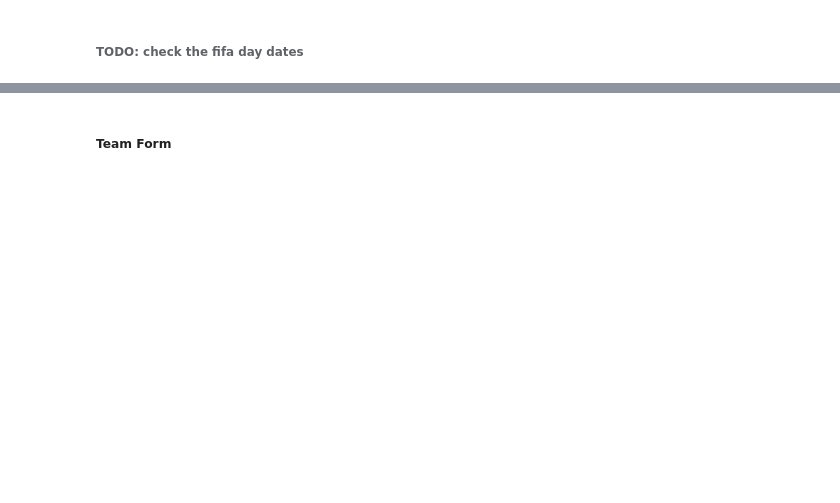
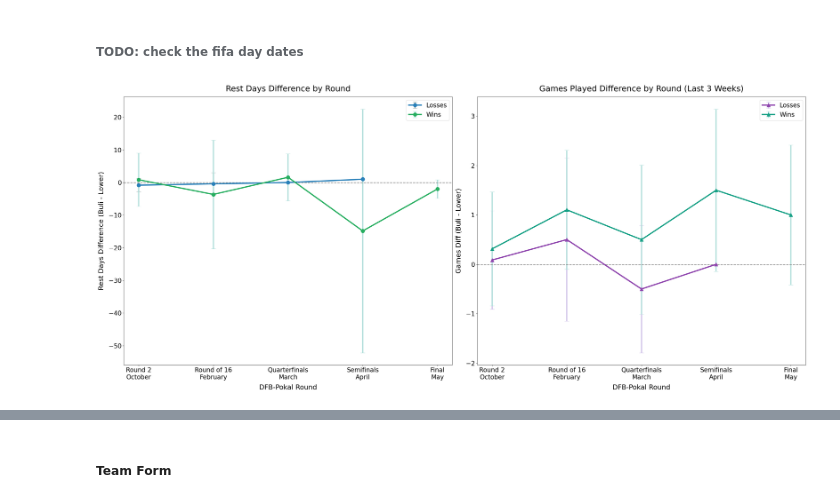
Before and after one commit to armin2080/DFB-Cup, a Jupyter notebook: notebook.ipynb, the cells around one changed output, grey strips where cells are left out. Cells and saved outputs as stored; diff of their text form; code cells hidden in the pictures; blank space fills up the shorter version.

Commit message:
Rest day diff analysis

```diff
--- a/notebook.ipynb
+++ b/notebook.ipynb
@@ -1200,0 +1139,68 @@ print(f'T-statistic: {t_statistic}, P-value: {p_value}')
+# %%
+# Group by round and calculate mean and std
+buli_loss_rest_days_stats = buli_loss_df.groupby('round')['rest_days_diff'].agg(['mean', 'std']).reset_index()
+buli_loss_games_last_week_stats = buli_loss_df.groupby('round')['games_last_week_diff'].agg(['mean', 'std']).reset_index()
+buli_loss_games_last_2weeks_stats = buli_loss_df.groupby('round')['games_last_2weeks_diff'].agg(['mean', 'std']).reset_index()
+buli_loss_games_last_3weeks_stats = buli_loss_df.groupby('round')['games_last_3weeks_diff'].agg(['mean', 'std']).reset_index()
+
+buli_win_rest_days_stats = buli_win_df.groupby('round')['rest_days_diff'].agg(['mean', 'std']).reset_index()
+buli_win_games_last_week_stats = buli_win_df.groupby('round')['games_last_week_diff'].agg(['mean', 'std']).reset_index()
+buli_win_games_last_2weeks_stats = buli_win_df.groupby('round')['games_last_2weeks_diff'].agg(['mean', 'std']).reset_index()
+buli_win_games_last_3weeks_stats = buli_win_df.groupby('round')['games_last_3weeks_diff'].agg(['mean', 'std']).reset_index()
+
+# Define months_win from round_month_modes if not already defined
+if 'months_win' not in locals():
+    months_win = round_month_modes.set_index('round')['mode_months']
+
+# Define xtick_labels_win and xticks_win for rounds 2–6 only
+xticks_win = months_win.index[1:]  # rounds 2–6
+xtick_labels_win = [f"{dict({2: 'Round 2', 3: 'Round of 16', 4: 'Quarterfinals', 5: 'Semifinals', 6: 'Final'}).get(rnd, rnd)}\n{month}" for rnd, month in months_win[1:].items()]
+
+plt.figure(figsize=(32, 14))
+
+# Set font sizes
+label_fontsize = 22
+title_fontsize = 26
+tick_fontsize = 20
+legend_fontsize = 20
+
+# Rest Days Difference by Round (Losses)
+plt.subplot(1, 2, 1)
+plt.errorbar(
+    buli_loss_rest_days_stats[1:]['round'], buli_loss_rest_days_stats[1:]['mean'], yerr=buli_loss_rest_days_stats[1:]['std'],
+    fmt='-o', capsize=7, color='#2980b9', ecolor='#95a5a6', label='Losses', markersize=12, linewidth=4
+)
+plt.errorbar(
+    buli_win_rest_days_stats[1:]['round'], buli_win_rest_days_stats[1:]['mean'], yerr=buli_win_rest_days_stats[1:]['std'],
+    fmt='-o', capsize=7, color='#27ae60', ecolor='#b2dfdb', label='Wins', markersize=12, linewidth=4
+)
+plt.axhline(0, color='gray', linestyle='--', linewidth=2)
+plt.xlabel('DFB-Pokal Round', fontsize=label_fontsize, labelpad=12)
+plt.ylabel('Rest Days Difference (Buli - Lower)', fontsize=label_fontsize, labelpad=12)
+plt.title('Rest Days Difference by Round', fontsize=title_fontsize, pad=18)
+plt.xticks(xticks_win, xtick_labels_win, fontsize=tick_fontsize)
+plt.yticks(fontsize=tick_fontsize)
+plt.legend(fontsize=legend_fontsize, loc='best')
+
+# Games Played Difference by Round (Last 3 Weeks)
+plt.subplot(1, 2, 2)
+plt.errorbar(
+    buli_loss_games_last_3weeks_stats[1:]['round'], buli_loss_games_last_3weeks_stats[1:]['mean'], yerr=buli_loss_games_last_3weeks_stats[1:]['std'],
+    fmt='-^', capsize=7, color='#8e44ad', ecolor='#d1c4e9', label='Losses', markersize=12, linewidth=4
+)
+plt.errorbar(
+    buli_win_games_last_3weeks_stats[1:]['round'], buli_win_games_last_3weeks_stats[1:]['mean'], yerr=buli_win_games_last_3weeks_stats[1:]['std'],
+    fmt='-^', capsize=7, color='#16a085', ecolor='#b2dfdb', label='Wins', markersize=12, linewidth=4
+)
+plt.axhline(0, color='gray', linestyle='--', linewidth=2)
+plt.xlabel('DFB-Pokal Round', fontsize=label_fontsize, labelpad=12)
+plt.ylabel('Games Diff (Buli - Lower)', fontsize=label_fontsize, labelpad=12)
+plt.title('Games Played Difference by Round (Last 3 Weeks)', fontsize=title_fontsize, pad=18)
+plt.xticks(xticks_win, xtick_labels_win, fontsize=tick_fontsize)
+plt.yticks(fontsize=tick_fontsize)
+plt.legend(fontsize=legend_fontsize, loc='best')
+
+plt.tight_layout()
+plt.show()
+# %% [output]
+[figure, added]
```
Also changed, not shown: parts of 35 cells of this notebook.
